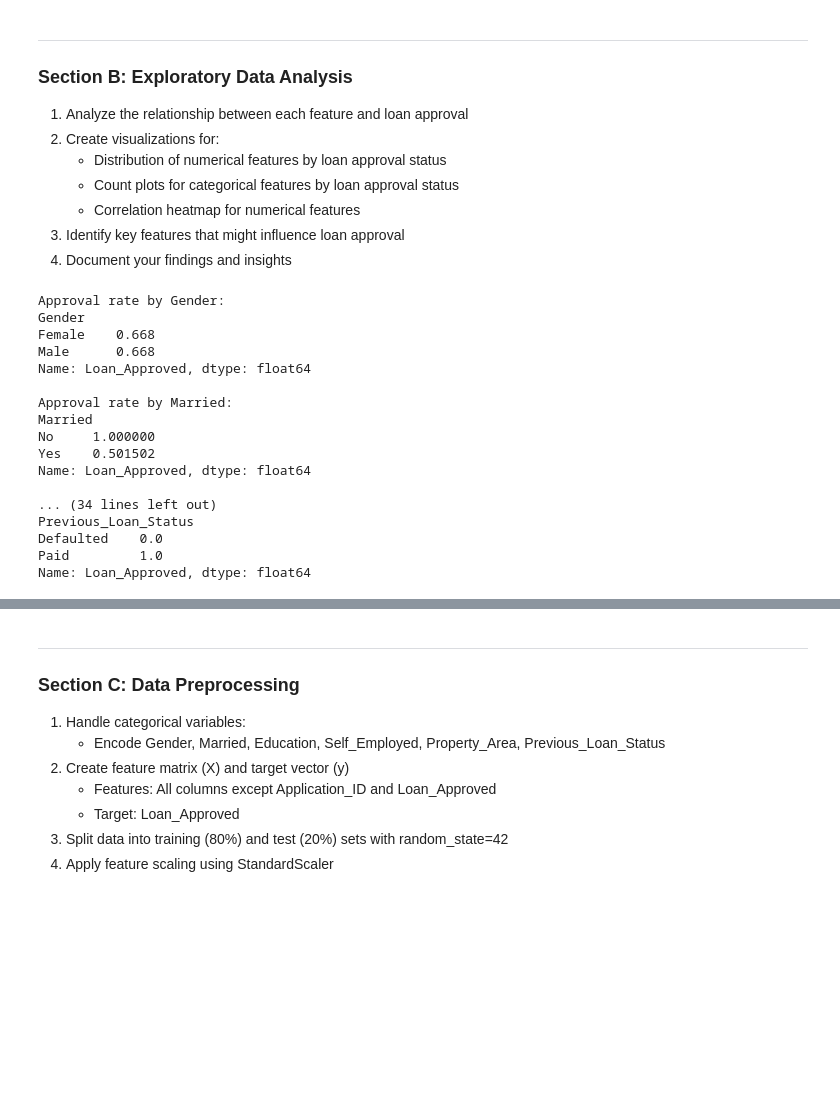
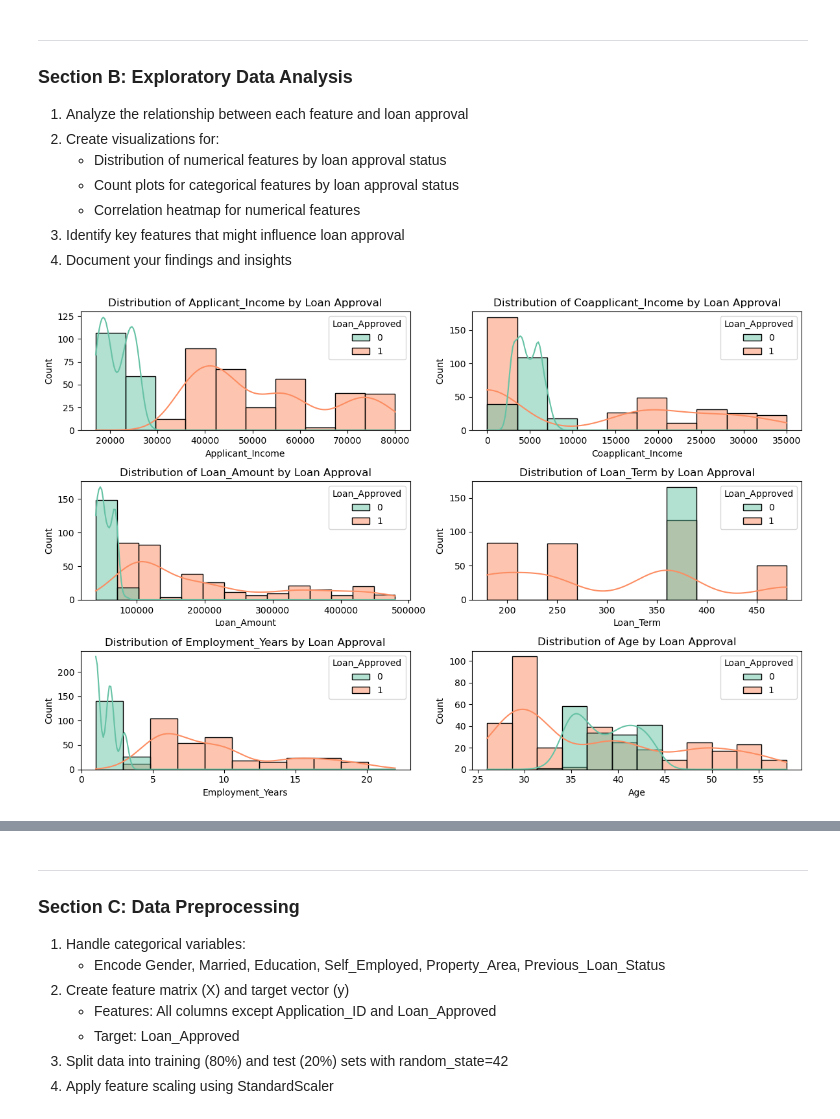
Before and after one commit to Blessing-Ekeh/dataraflow-week17-Classification-models, a Jupyter notebook: Take Home.ipynb, the cells around one changed output, grey strips where cells are left out. Saved outputs shown, nothing was run; the diff lists cells and outputs as text; code cells hidden in the pictures; blank space fills up the shorter version.

Commit message:
Assessment EDA done

```diff
--- a/Take Home.ipynb
+++ b/Take Home.ipynb
@@ -1480,27 +1501,13 @@ plt.show()
 # %%
 # Section B: Exploratory Data Analysis
 # Analyze numerical features by loan approval
-# Quick look at approval rates by categorical features
-categorical_features = ["Gender","Married","Dependents","Education","Self_Employed",
-                        "Credit_History","Property_Area","Previous_Loan_Status"]
-for col in categorical_features:
-    print(f"\nApproval rate by {col}:")
-    print(assessment_data.groupby(col)["Loan_Approved"].mean())
+numerical_features = ["Applicant_Income","Coapplicant_Income","Loan_Amount","Loan_Term","Employment_Years","Age"]
+plt.figure(figsize=(12,8))
+for i, col in enumerate(numerical_features, 1):
+    plt.subplot(3, 2, i)
+    sns.histplot(data=assessment_data, x=col, hue="Loan_Approved", kde=True, palette="Set2")
+    plt.title(f"Distribution of {col} by Loan Approval")
+plt.tight_layout()
+plt.show()
 # %% [output]
-Approval rate by Gender:
-Gender
-Female    0.668
-Male      0.668
-Name: Loan_Approved, dtype: float64
-
-Approval rate by Married:
-Married
-No     1.000000
-Yes    0.501502
-Name: Loan_Approved, dtype: float64
-
-... (34 lines left out)
-Previous_Loan_Status
-Defaulted    0.0
-Paid         1.0
-Name: Loan_Approved, dtype: float64
+[figure, added]
```
Also changed, not shown: parts of 7 cells of this notebook.
